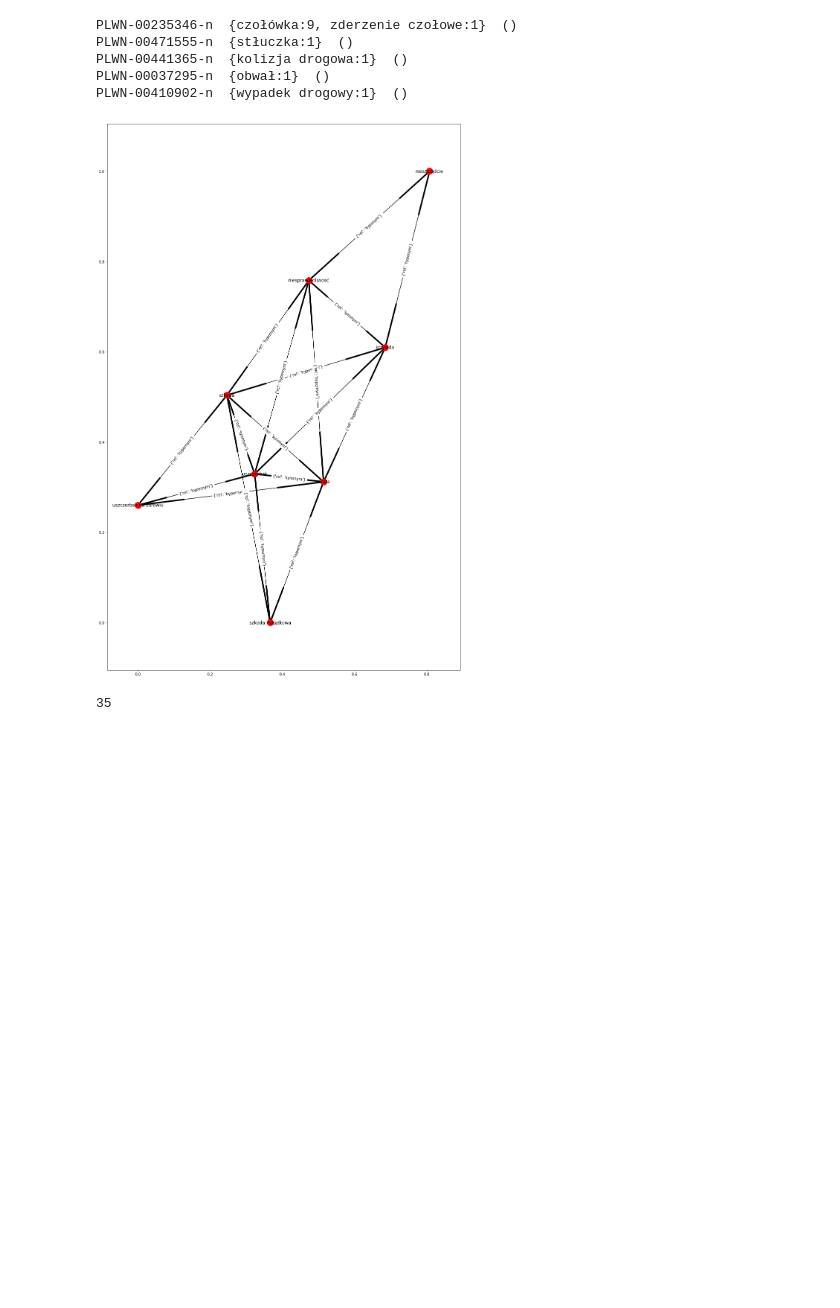
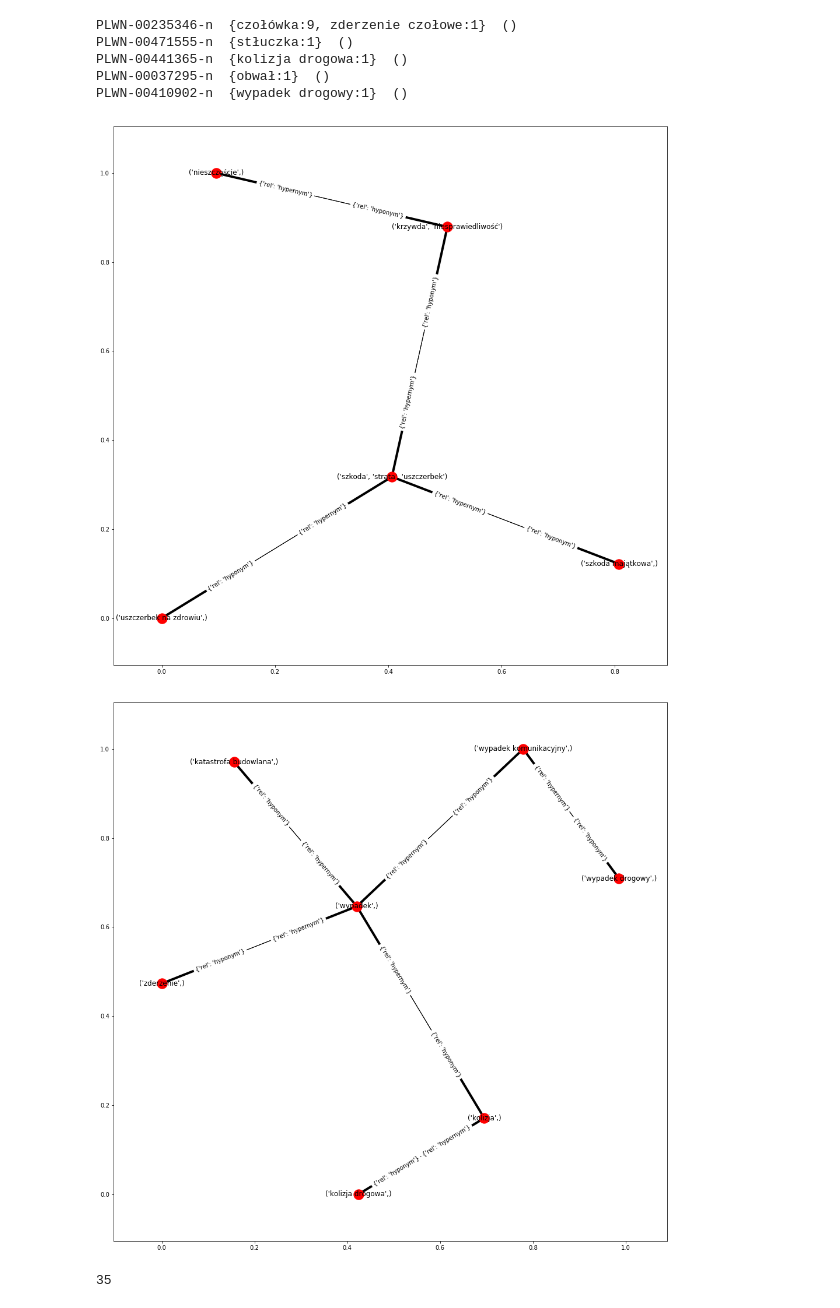
Before and after one commit to bwalkowi/pjn, a Jupyter notebook: pjn_7/wordnet.ipynb, the cells around one changed output. Drawn from its saved outputs; the diff is of its cells as text; code cells hidden in the pictures; blank space fills up the shorter version.

```diff
--- a/pjn_7/wordnet.ipynb
+++ b/pjn_7/wordnet.ipynb
@@ -115,55 +115,56 @@ G2 = [
     ('katastrofa budowlana', 1),
     ('wypadek drogowy', 1)
 ]
 
 # print(QUERY.lookUpSense('bezkolizyjny', 2, 'a'))
 
 
 def find_connections(lexems):
     synsets = defaultdict(list)
     for literal, sense_num in lexems:
         synset = QUERY.lookUpSense(literal, sense_num, POS)
         synsets[synset.wnid].append(literal)
 
     synset_relations = []
     for synset_id in synsets:
         for other_synset_id, rel in QUERY.dat(POS)[synset_id].ilrs:
             if other_synset_id in synsets:
-                synset_relations.append((synset_id, other_synset_id, rel))
-#                 synset_relations.append((tuple(synsets[synset_id]),
-#                                          tuple(synsets[other_synset_id]),
-#                                          rel))
-#    return synset_relations
+#                 synset_relations.append((synset_id, other_synset_id, rel))
+                synset_relations.append((tuple(synsets[synset_id]),
+                                         tuple(synsets[other_synset_id]),
+                                         rel))
+    return synset_relations
 #    print(synset_relations)
 #
-    relations = []
-    for literals in synsets.values():
-        for literal1, literal2 in combinations(literals, 2):
-            relations.extend([(literal1, literal2, 'synonym'),
-                              (literal2, literal1, 'synonym')])
-
-    for synset_id, other_synset_id, rel in synset_relations:
-        for literal1 in synsets[synset_id]:
-            for literal2 in synsets[other_synset_id]:
-                relations.append((literal1, literal2, rel))
-    return relations
+#     relations = []
+#     for literals in synsets.values():
+#         for literal1, literal2 in combinations(literals, 2):
+#             relations.extend([(literal1, literal2, 'synonym'),
+#                               (literal2, literal1, 'synonym')])
+#
+#     for synset_id, other_synset_id, rel in synset_relations:
+#         for literal1 in synsets[synset_id]:
+#             for literal2 in synsets[other_synset_id]:
+#                 relations.append((literal1, literal2, rel))
+#     return relations
 
 
 def draw_graph(edges):
+    plt.figure(figsize=(17,17))
     G = nx.DiGraph()
     for literal1, literal2, rel in edges:
         G.add_edge(literal1, literal2, rel=rel)
-    tmp = nx.spring_layout(G)
-    nx.draw_networkx(G, pos=tmp)
-    nx.draw_networkx_edge_labels(G, pos=tmp)
+    pos = nx.spring_layout(G)
+    nx.draw_networkx(G, pos=pos)
+    nx.draw_networkx_edge_labels(G, pos=pos, label_pos=0.3)
 
 
 %matplotlib inline
-plt.figure(figsize=(17,27))
 draw_graph(find_connections(G1))
-#draw_graph(find_connections(G2))
+draw_graph(find_connections(G2))
 # %% [output]
-[figure, old version]
+[figure, new version]
+[figure, added]
 # %%
 # Znajdź wartość miary pokrewieństwa semantycznego Leacocka-Chodorowa
 # pomiędzy następującymi parami leksemów
```
